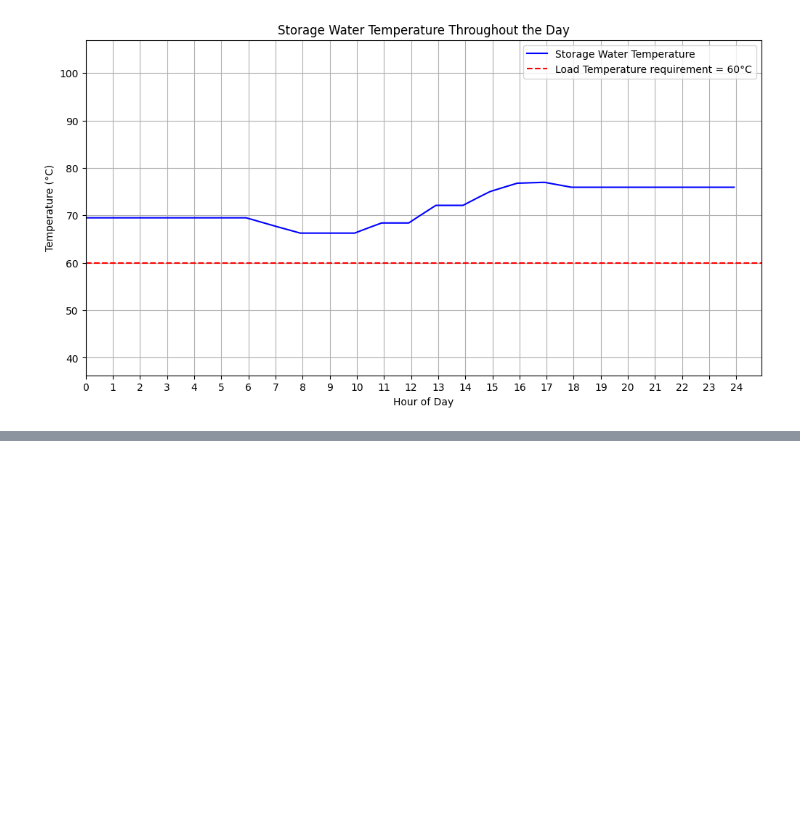
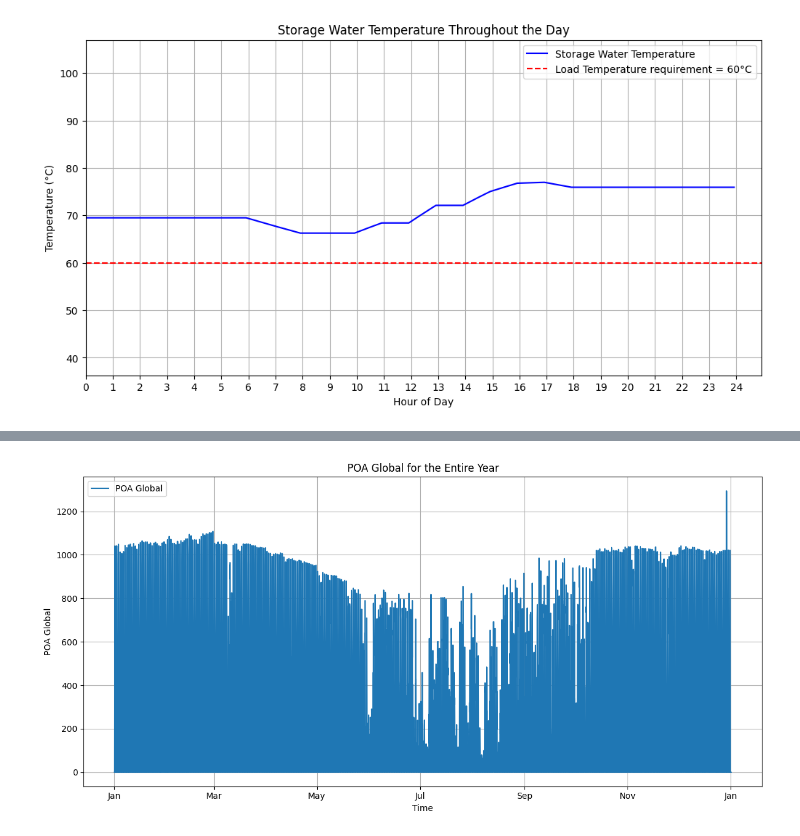
Before and after one commit to yashladd/solar_water_heater, a Jupyter notebook: latest.ipynb, the cells around one changed output, grey strips where cells are left out. Cells and saved outputs as stored; diff of their text form; code cells hidden in the pictures; blank space fills up the shorter version.

```diff
--- a/latest.ipynb
+++ b/latest.ipynb
@@ -71,0 +94,46 @@ STORAGE_WATER_TEMPERATURE_LEN 8928
+# %%
+import matplotlib.pyplot as plt
+import matplotlib.dates as mdates
+import pandas as pd
+
+# Assuming df is your dataframe
+def plot_poa_global(df, month=None, day=None):
+    plt.figure(figsize=(12, 6))
+
+    # Plot for a specific day of a specific month
+    if month is not None and day is not None:
+        daily_df = df.loc[df.index.to_series().dt.month == month]
+        daily_df = daily_df.loc[daily_df.index.to_series().dt.day == day]
+        plt.plot(daily_df.index, daily_df['poa_global'])
+        plt.gca().xaxis.set_major_formatter(mdates.DateFormatter('%H:%M'))
+        plt.title(f'POA Global for {day}-{month}')
+
+    # Plot for all days in a specific month
+    elif month is not None:
+        monthly_df = df.loc[df.index.to_series().dt.month == month]
+        plt.plot(monthly_df.index, monthly_df['poa_global'])
+        plt.gca().xaxis.set_major_formatter(mdates.DateFormatter('%d'))
+        plt.title(f'POA Global for Month {month}')
+
+    # Plot for the entire year with month on the x-axis
+    else:
+        plt.plot(df.index, df['poa_global'])
+        plt.gca().xaxis.set_major_formatter(mdates.DateFormatter('%b'))
+        plt.title('POA Global for the Entire Year')
+
+    # Common plot settings
+    plt.xlabel('Time')
+    plt.ylabel('POA Global')
+    plt.grid(True)
+    plt.legend(['POA Global'])
+    plt.tight_layout()
+    plt.show()
+
+# Example usage:
+# plot_poa_global(df, month=1, day=1) # For January 1st
+# plot_poa_global(df, month=1) # For January
+# plot_poa_global(df) # For the entire year
+# %%
+plot_poa_global(simulation.environment_conditions)
+# %% [output]
+[figure, added]
```
Also changed, not shown: parts of 3 cells of this notebook, 2 other files.
